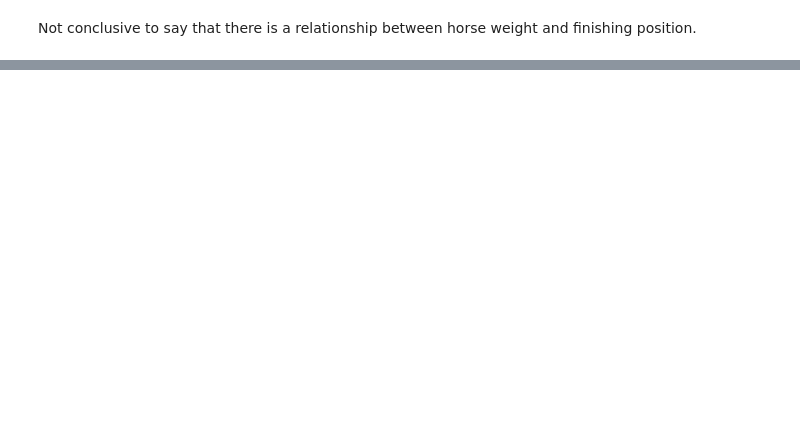
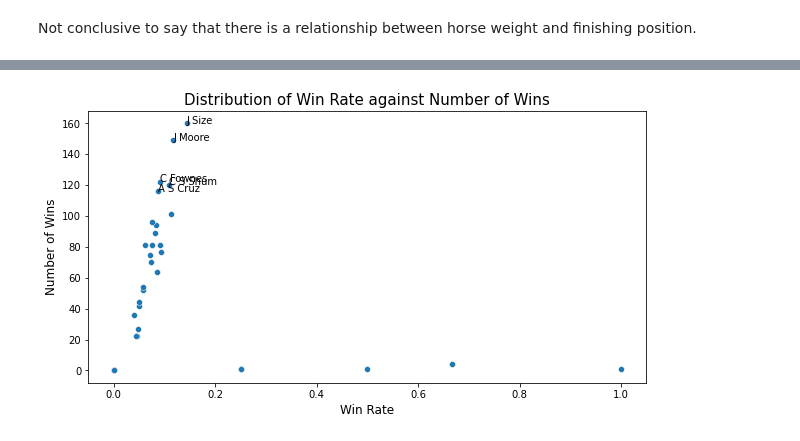
Before and after one commit to ethan-eplee/HorseRacePrediction, a Jupyter notebook: 02_eda.ipynb, the cells around one changed output, grey strips where cells are left out. Cells and saved outputs as stored; diff of their text form; code cells hidden in the pictures; blank space fills up the shorter version.

```diff
--- a/02_eda.ipynb
+++ b/02_eda.ipynb
@@ -188,0 +273,6 @@ Not conclusive to say that there is a relationship between horse weight and fini
+# %%
+# Find the number of wins per trainer
+trainerWins = df_train.groupby('trainer')['finishing_position'].apply(lambda x: (x==1).sum())
+
+# Find the win rate per trainer
+trainerWinRate = df_train.groupby('trainer')['HorseWin'].mean()
@@ -188,0 +281,13 @@ Not conclusive to say that there is a relationship between horse weight and fini
+# %%
+# Plot win rate against number of wins
+plt.figure(figsize=(10, 5))
+sns.scatterplot(x=trainerWinRate, y=trainerWins)
+plt.xlabel('Win Rate', fontsize=12)
+plt.ylabel('Number of Wins', fontsize=12)
+plt.title('Distribution of Win Rate against Number of Wins', fontsize=15)
+
+# Annotate the top 5 trainers with the most wins
+for i in trainerWins.sort_values(ascending=False)[:5].index:
+    plt.annotate(i, (trainerWinRate[i], trainerWins[i]))
+# %% [output]
+[figure, added]
```
Also changed, not shown: parts of 31 cells of this notebook, 2 other files.
